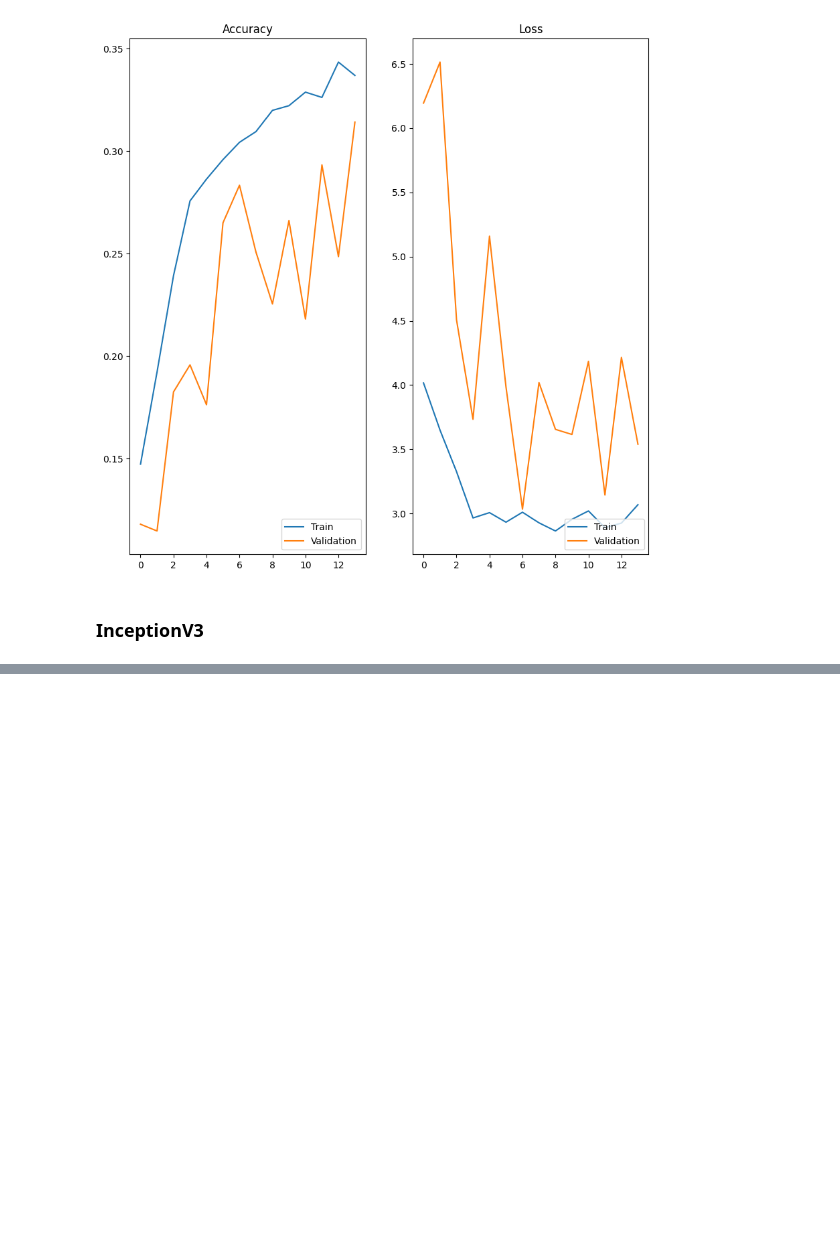
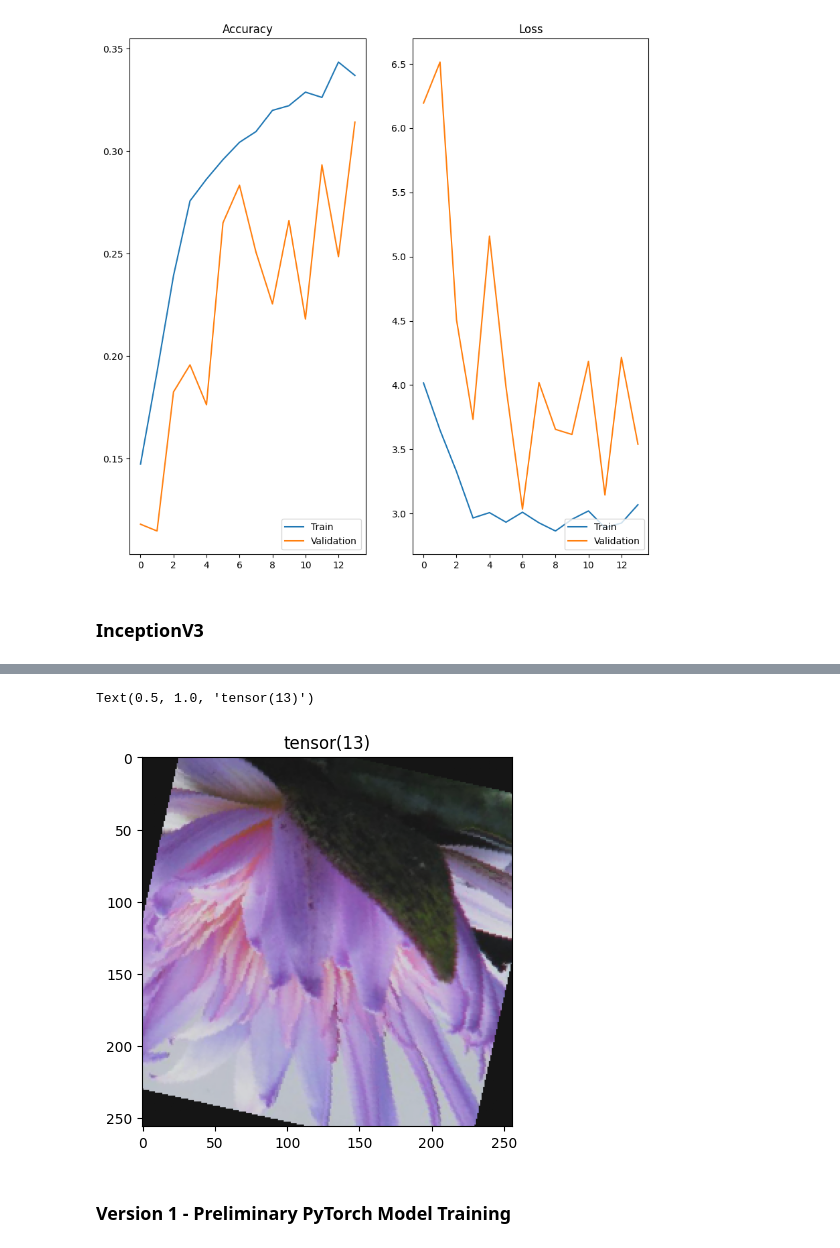
Before and after one commit to CLiang531/flower-classification, a Jupyter notebook: notebooks/flower_classification_exploration.ipynb, the cells around one changed output, grey strips where cells are left out. Saved outputs shown, nothing was run; the diff lists cells and outputs as text; code cells hidden in the pictures; blank space fills up the shorter version.

```diff
--- a/notebooks/flower_classification_exploration.ipynb
+++ b/notebooks/flower_classification_exploration.ipynb
@@ -873,0 +978,35 @@ eval_model(inceptionv3_model,history=history)
+# %%
+RANDOM_FLIP=0.5
+RANDOM_ROTATE=(-30,30)
+RANDOM_BRIGHTNESS_FAC=0.2
+RANDOM_CONTRAST_FAC=0.2
+# %%
+transform = transforms.Compose([
+    transforms.RandomResizedCrop(size=(IMG_HEIGHT, IMG_WIDTH), antialias=True),
+    transforms.RandomHorizontalFlip(p=RANDOM_FLIP),
+    transforms.RandomVerticalFlip(p=RANDOM_FLIP),
+    transforms.RandomRotation(RANDOM_ROTATE),
+    transforms.ColorJitter(brightness=RANDOM_BRIGHTNESS_FAC,contrast=RANDOM_CONTRAST_FAC),
+    transforms.ToTensor()
+])
+# %%
+# changed BATCH_SIZE from 32 starting from v3
+BATCH_SIZE=128
+# %%
+torch_train = datasets.ImageFolder(TRAIN_PATH, transform=transform)
+torch_test = datasets.ImageFolder(TEST_PATH, transform=transform)
+
+train_loader = torch.utils.data.DataLoader(torch_train, batch_size=BATCH_SIZE,shuffle=True)
+test_loader = torch.utils.data.DataLoader(torch_test, batch_size=BATCH_SIZE,shuffle=True)
+# %%
+# change this to the trainloader or testloader
+data_iter = iter(test_loader)
+
+images,labels = next(data_iter)
+plt.imshow(np.transpose(images[1], (1, 2, 0)))
+plt.title(labels[1])
+# %% [output]
+Text(0.5, 1.0, 'tensor(13)')
+[figure, added]
+# %% [markdown]
+### Version 1 - Preliminary PyTorch Model Training
```
Also changed, not shown: parts of 55 cells of this notebook, 3 other files.
